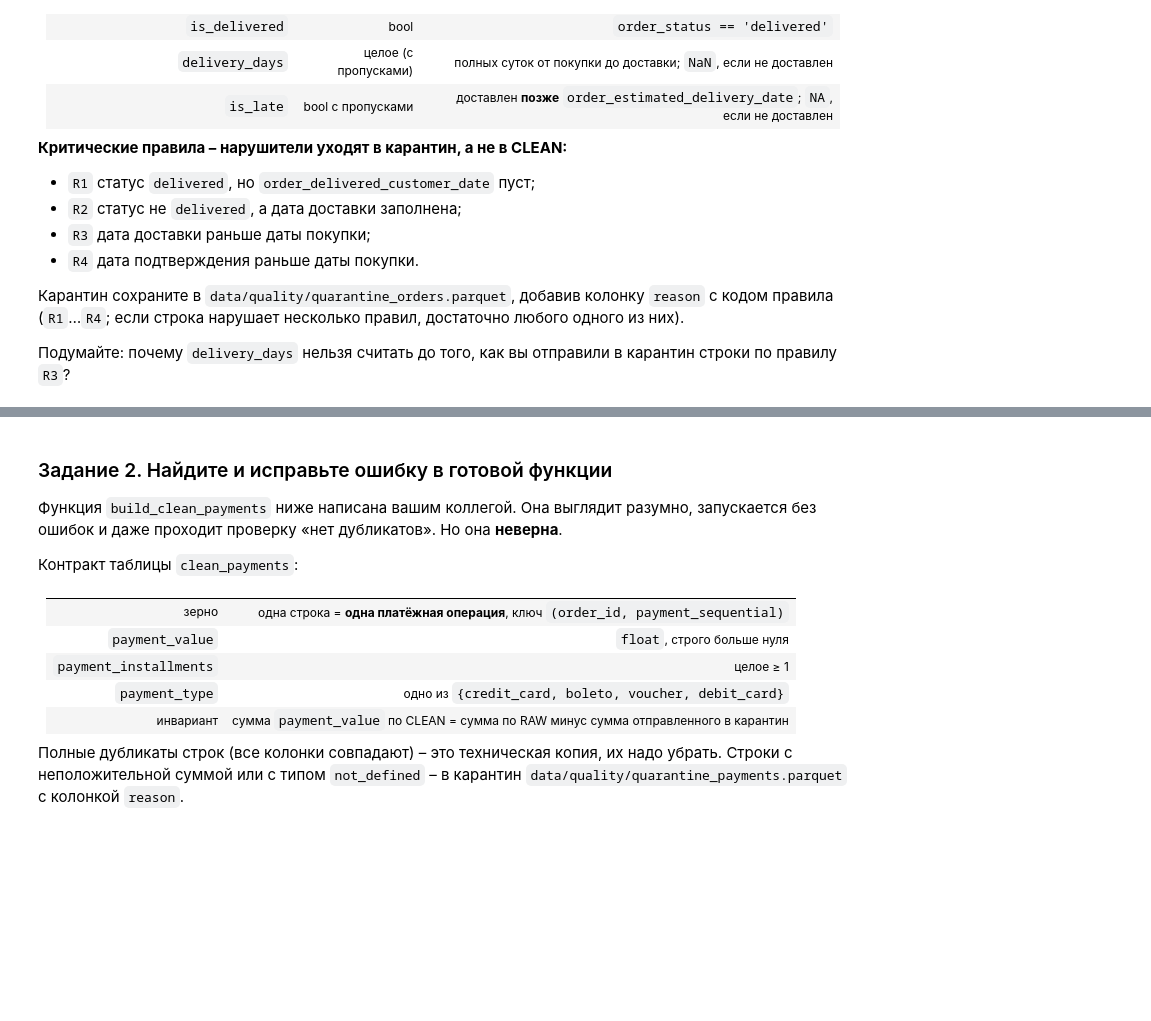
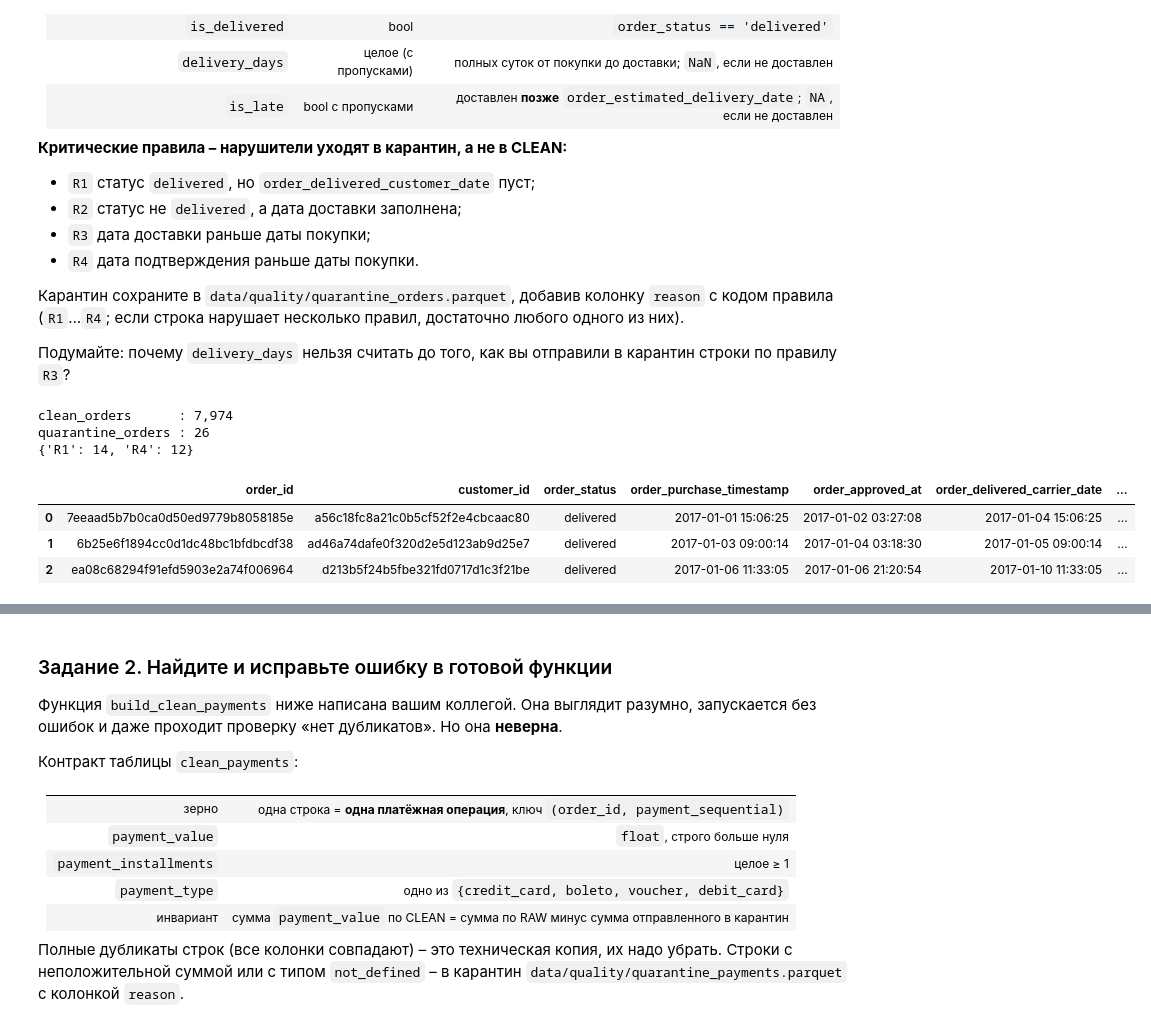
Before and after one commit to ilichppshka/AI-Data-Engineering, a Jupyter notebook: notebooks/03_etl_quality.ipynb, the cells around one changed output, grey strips where cells are left out. Saved outputs shown, nothing was run; the diff lists cells and outputs as text; code cells hidden in the pictures; blank space fills up the shorter version.

```diff
--- a/notebooks/03_etl_quality.ipynb
+++ b/notebooks/03_etl_quality.ipynb
@@ -374,27 +452,68 @@ print("Он честно вернул ответ. Просто неправил
 # %%
 ORDER_STATUSES = {"delivered", "shipped", "canceled", "unavailable",
                   "invoiced", "processing", "created", "approved"}
 DATE_COLS = ["order_purchase_timestamp", "order_approved_at",
              "order_delivered_carrier_date", "order_delivered_customer_date",
              "order_estimated_delivery_date"]
 
 
+#"""Возвращает (clean_orders, quarantine_orders)."""
+# TODO:
+#  1. привести пять колонок DATE_COLS к datetime;
+#  2. посчитать маски нарушений R1..R4 и собрать карантин с колонкой reason;
+#  3. оставить в clean только строки, не нарушившие критические правила;
+#  4. добавить is_delivered, delivery_days, is_late.
 def build_clean_orders(df: pd.DataFrame) -> tuple[pd.DataFrame, pd.DataFrame]:
-    """Возвращает (clean_orders, quarantine_orders)."""
-    # TODO:
-    #  1. привести пять колонок DATE_COLS к datetime;
-    #  2. посчитать маски нарушений R1..R4 и собрать карантин с колонкой reason;
-    #  3. оставить в clean только строки, не нарушившие критические правила;
-    #  4. добавить is_delivered, delivery_days, is_late.
-    raise NotImplementedError("реализуйте build_clean_orders")
+    out = df.copy()
+    for col in DATE_COLS:
+        out[col] = pd.to_datetime(out[col], errors="coerce")
+
+    delivered = out["order_status"].eq("delivered")
+    actual = out["order_delivered_customer_date"]
+    purchased = out["order_purchase_timestamp"]
+    approved = out["order_approved_at"]
+
+    rules = {
+        "R1": delivered & actual.isna(),
+        "R2": ~delivered & actual.notna(),
+        "R3": actual < purchased,
+        "R4": approved < purchased,
+    }
+
+    reason = pd.Series(pd.NA, index=out.index, dtype="string")
+    for rule, mask in rules.items():
+        reason = reason.mask(mask & reason.isna(), rule)
+
+    bad = reason.notna()
+    quarantine = out.loc[bad].copy()
+    quarantine["reason"] = reason.loc[bad]
+
+    clean = out.loc[~bad].copy()
+    clean["is_delivered"] = delivered.loc[~bad]
+    clean["delivery_days"] = (
+        actual.loc[~bad] - purchased.loc[~bad]
+    ).dt.days.astype("Int64").where(clean["is_delivered"])
+    clean["is_late"] = (
+        actual.loc[~bad] > clean["order_estimated_delivery_date"]
+    ).astype("boolean").where(clean["is_delivered"])
+
+    return clean.reset_index(drop=True), quarantine.reset_index(drop=True)
 
 
 clean_orders, quarantine_orders = build_clean_orders(raw_orders)
 print(f"clean_orders      : {len(clean_orders):,}")
 print(f"quarantine_orders : {len(quarantine_orders):,}")
 if len(quarantine_orders):
     print(quarantine_orders["reason"].value_counts().to_dict())
 clean_orders.head(3)
+# %% [output]
+clean_orders      : 7,974
+quarantine_orders : 26
+{'R1': 14, 'R4': 12}
+|  | order_id | customer_id | order_status | order_purchase_timestamp | order_approved_at | order_delivered_carrier_date | ... |
+| 0 | 7eeaad5b7b0ca0d50ed9779b8058185e | a56c18fc8a21c0b5cf52f2e4cbcaac80 | delivered | 2017-01-01 15:06:25 | 2017-01-02 03:27:08 | 2017-01-04 15:06:25 | ... |
+| 1 | 6b25e6f1894cc0d1dc48bc1bfdbcdf38 | ad46a74dafe0f320d2e5d123ab9d25e7 | delivered | 2017-01-03 09:00:14 | 2017-01-04 03:18:30 | 2017-01-05 09:00:14 | ... |
+| 2 | ea08c68294f91efd5903e2a74f006964 | d213b5f24b5fbe321fd0717d1c3f21be | delivered | 2017-01-06 11:33:05 | 2017-01-06 21:20:54 | 2017-01-10 11:33:05 | ... |
 # %%
 from checks.lab03 import (check_task_1, check_task_2, check_task_3, lab03_result)
 
```
Also changed, not shown: parts of 20 cells of this notebook.
